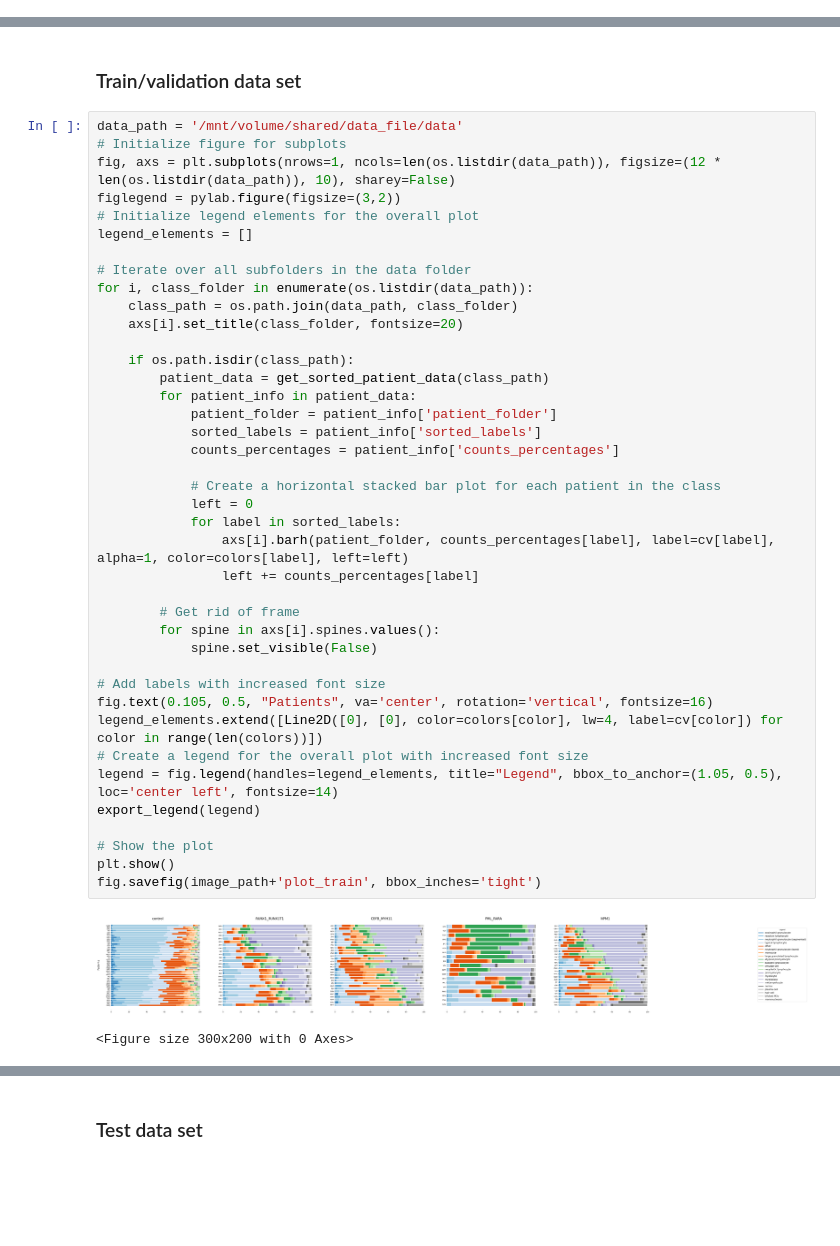
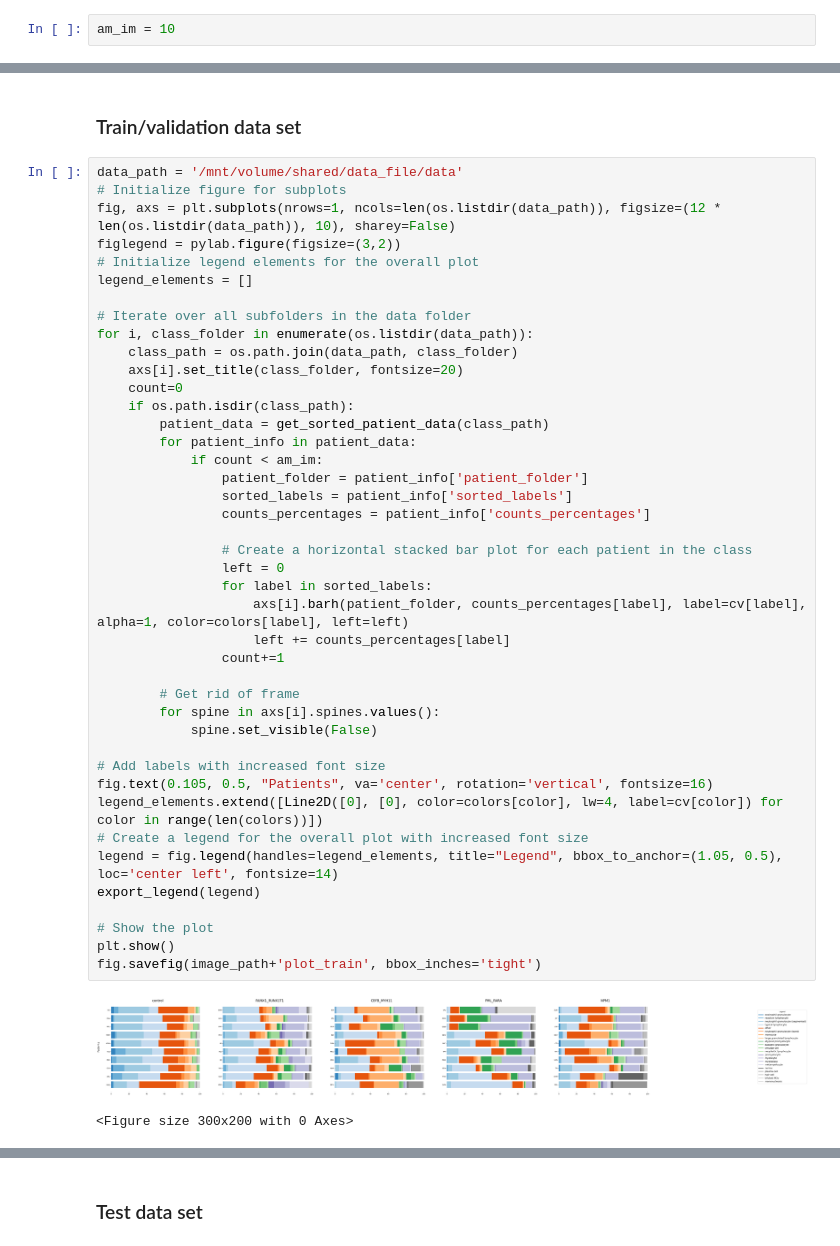
Before and after one commit to aleksandraiva/CMSCB-SCEMILA, a Jupyter notebook: SCEMILA/anna_plot_sc_distribution.ipynb, the cells around one changed output, grey strips where cells are left out. Drawn from its saved outputs; the diff is of its cells as text; blank space fills up the shorter version.

```diff
--- a/SCEMILA/anna_plot_sc_distribution.ipynb
+++ b/SCEMILA/anna_plot_sc_distribution.ipynb
@@ -17,3 +9,5 @@ please provide us feedback at https://github.com/pandas-dev/pandas/issues/54466
+# %%
+am_im = 10
 # %%
 def get_counts_vector(labels_vector):
     unique_labels, label_counts = np.unique(labels_vector, return_counts=True)
@@ -100,43 +96,45 @@ data_path = '/mnt/volume/shared/data_file/data'
 # Initialize figure for subplots
 fig, axs = plt.subplots(nrows=1, ncols=len(os.listdir(data_path)), figsize=(12 * len(os.listdir(data_path)), 10), sharey=False)
 figlegend = pylab.figure(figsize=(3,2))
 # Initialize legend elements for the overall plot
 legend_elements = []
 
 # Iterate over all subfolders in the data folder
 for i, class_folder in enumerate(os.listdir(data_path)):
     class_path = os.path.join(data_path, class_folder)
     axs[i].set_title(class_folder, fontsize=20)
-
+    count=0
     if os.path.isdir(class_path):
         patient_data = get_sorted_patient_data(class_path)
         for patient_info in patient_data:
-            patient_folder = patient_info['patient_folder']
-            sorted_labels = patient_info['sorted_labels']
-            counts_percentages = patient_info['counts_percentages']
+            if count < am_im:
+                patient_folder = patient_info['patient_folder']
+                sorted_labels = patient_info['sorted_labels']
+                counts_percentages = patient_info['counts_percentages']
 
-            # Create a horizontal stacked bar plot for each patient in the class
-            left = 0
-            for label in sorted_labels:
-                axs[i].barh(patient_folder, counts_percentages[label], label=cv[label], alpha=1, color=colors[label], left=left)
-                left += counts_percentages[label]
+                # Create a horizontal stacked bar plot for each patient in the class
+                left = 0
+                for label in sorted_labels:
+                    axs[i].barh(patient_folder, counts_percentages[label], label=cv[label], alpha=1, color=colors[label], left=left)
+                    left += counts_percentages[label]
+                count+=1
 
         # Get rid of frame
         for spine in axs[i].spines.values():
             spine.set_visible(False)
 
 # Add labels with increased font size
 fig.text(0.105, 0.5, "Patients", va='center', rotation='vertical', fontsize=16)
 legend_elements.extend([Line2D([0], [0], color=colors[color], lw=4, label=cv[color]) for color in range(len(colors))])
 # Create a legend for the overall plot with increased font size
 legend = fig.legend(handles=legend_elements, title="Legend", bbox_to_anchor=(1.05, 0.5), loc='center left', fontsize=14)
 export_legend(legend)
 
 # Show the plot
 plt.show()
 fig.savefig(image_path+'plot_train', bbox_inches='tight')
 # %% [output]
-[figure, old version]
+[figure, new version]
 <Figure size 300x200 with 0 Axes>
 # %%
 # Iterate over all subfolders in the data folder
```
Also changed, not shown: parts of 19 cells of this notebook, 2 other files.
